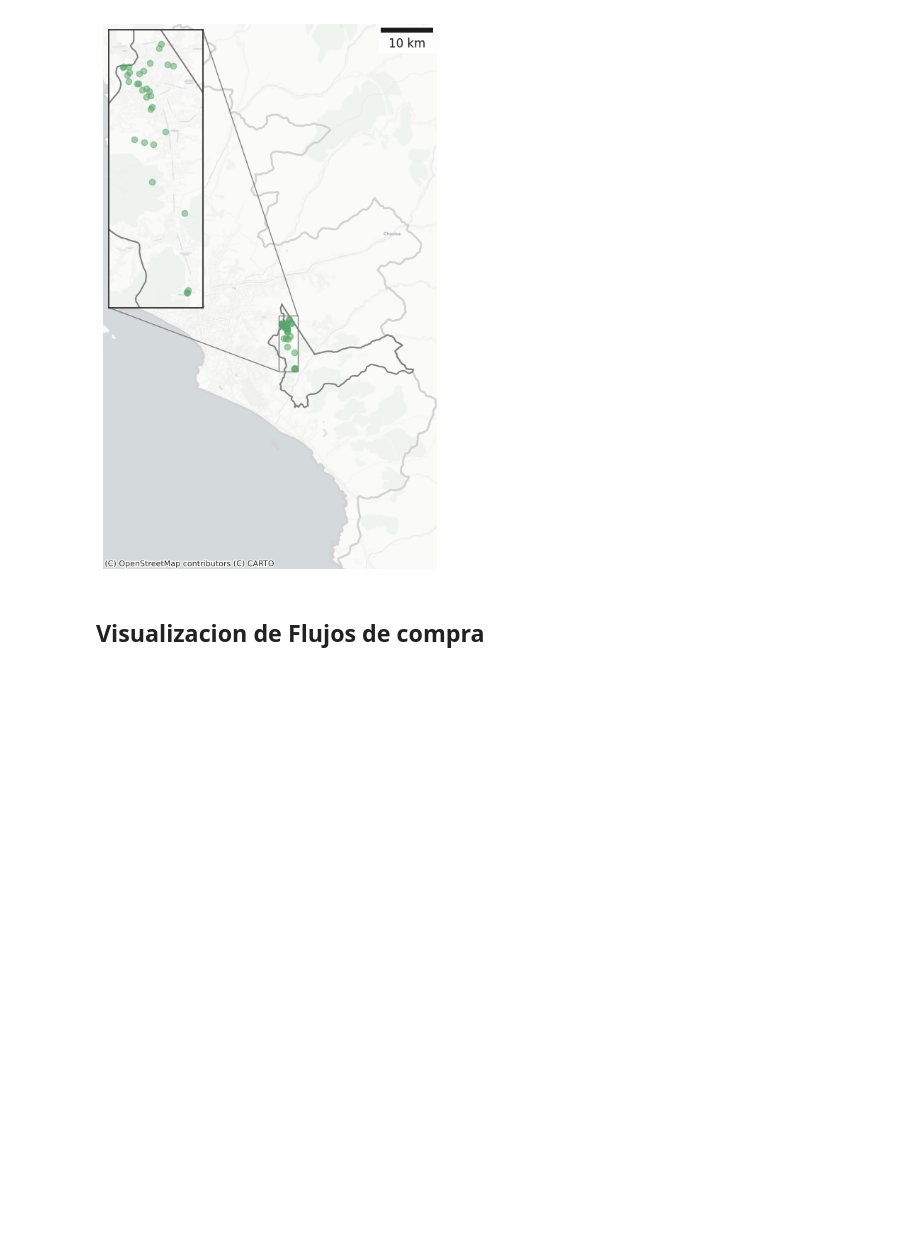
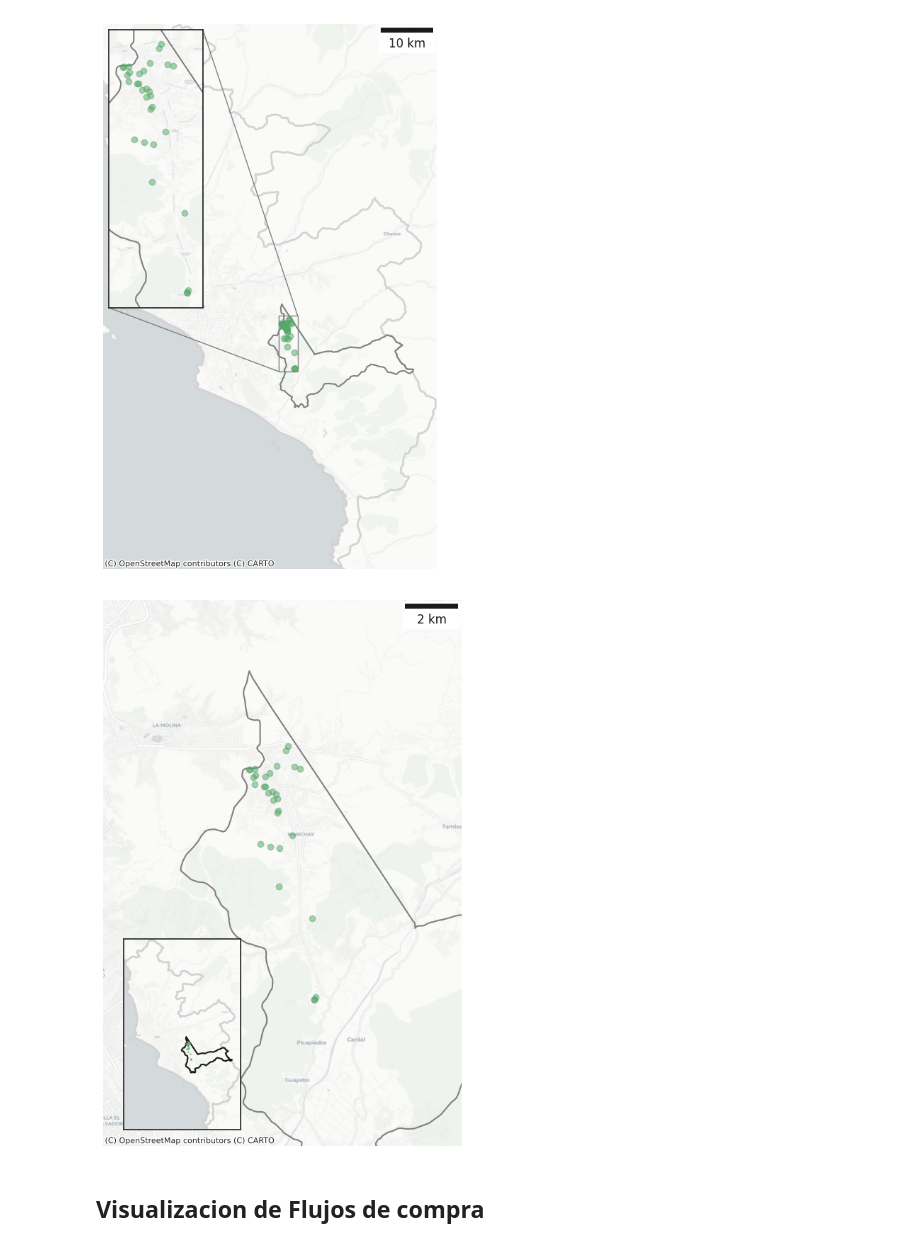
Before and after one commit to Claudio9701/mercadosCIP, a Jupyter notebook: EDA.ipynb, the cells around one changed output. Drawn from its saved outputs; the diff is of its cells as text; code cells hidden in the pictures; blank space fills up the shorter version.

Commit message:
update maps & total stat table for work hours per week

```diff
--- a/EDA.ipynb
+++ b/EDA.ipynb
@@ -388,6 +391,46 @@ with sns.axes_style("white"):
 plt.savefig('outputs/maps/ollas_comunes.png', dpi=300, bbox_inches='tight')
 # %% [output]
 [figure]
+# %%
+f, ax = plt.subplots(1, 1, figsize=(10,10))
+
+lima_met_smooth.plot(facecolor='none', edgecolor='lightgrey', linewidth=2, ax=ax)
+districts_with_ollas.plot(facecolor='none', edgecolor='grey', linewidth=1.5, ax=ax)
+
+ollas.plot(color='g', alpha=0.5, ax=ax)
+
+minx, miny, maxx, maxy = ollas.total_bounds
+margins = 0.05
+ax.set_xlim(minx-margins, maxx+margins)
+ax.set_ylim(miny-margins, maxy+margins)
+
+ax.add_artist(ScaleBar(distance_meters))
+
+ax.set_axis_off()
+cx.add_basemap(ax=ax, source=cx.providers.CartoDB.Positron, crs=4326)
+
+# Use sns style with black frame
+with sns.axes_style("white"):
+    axins = inset_axes(ax, width="35%", height="35%", loc='lower left', borderpad=1.5)
+
+    lima_met_smooth.plot(facecolor='none', edgecolor='lightgrey', linewidth=2, ax=axins)
+    districts_with_ollas.plot(facecolor='none', edgecolor='k', linewidth=1.5, ax=axins)
+
+    ollas.plot(color='g', markersize=1, alpha=0.5, ax=axins)
+
+    minx, miny, maxx, maxy = lima_met_smooth.total_bounds
+    margins = 0.005
+    axins.set_xlim(minx-margins, maxx+margins)
+    axins.set_ylim(miny-margins, maxy+margins)
+
+    plt.setp(axins.get_xticklabels(), visible=False)
+    plt.setp(axins.get_yticklabels(), visible=False)
+
+    cx.add_basemap(ax=axins, source=cx.providers.CartoDB.Positron, crs=4326, attribution="", zorder=-1)
+
+plt.savefig('outputs/maps/ollas_comunes_zoomed_out.png', dpi=300, bbox_inches='tight')
+# %% [output]
+[figure, added]
 # %% [markdown]
 ## Visualizacion de Flujos de compra
 # %%
```
Also changed, not shown: parts of 15 cells of this notebook.
